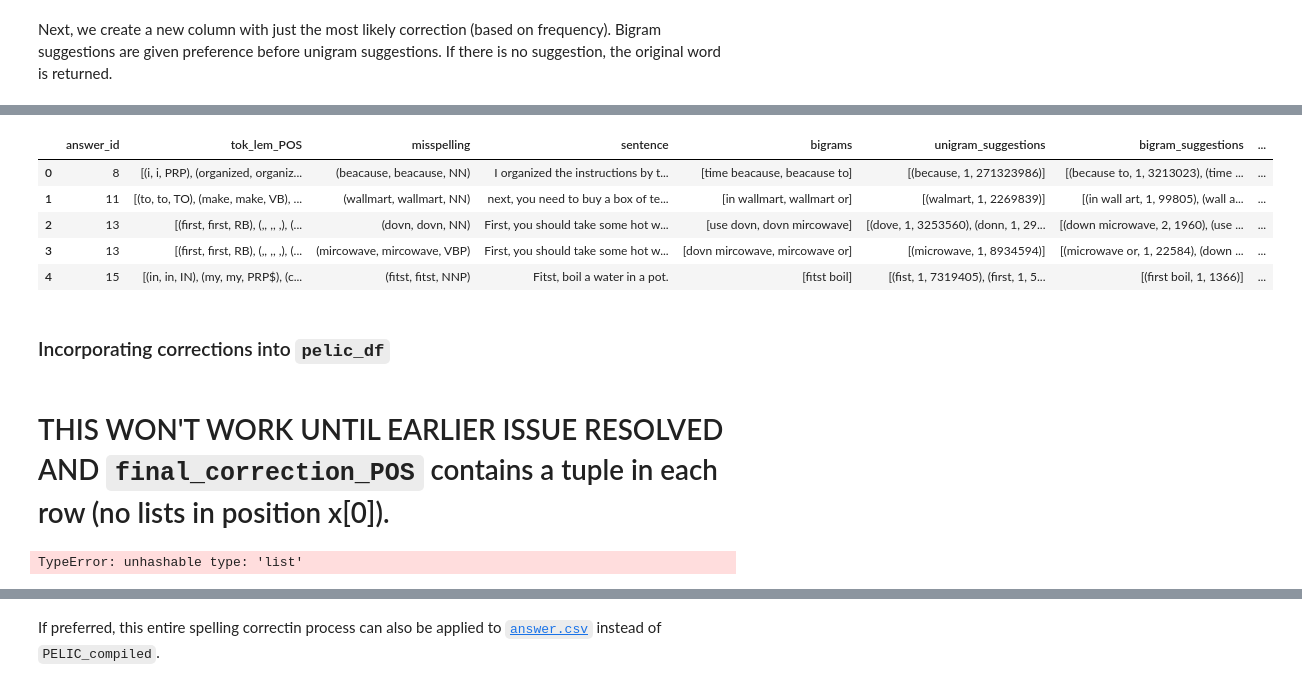
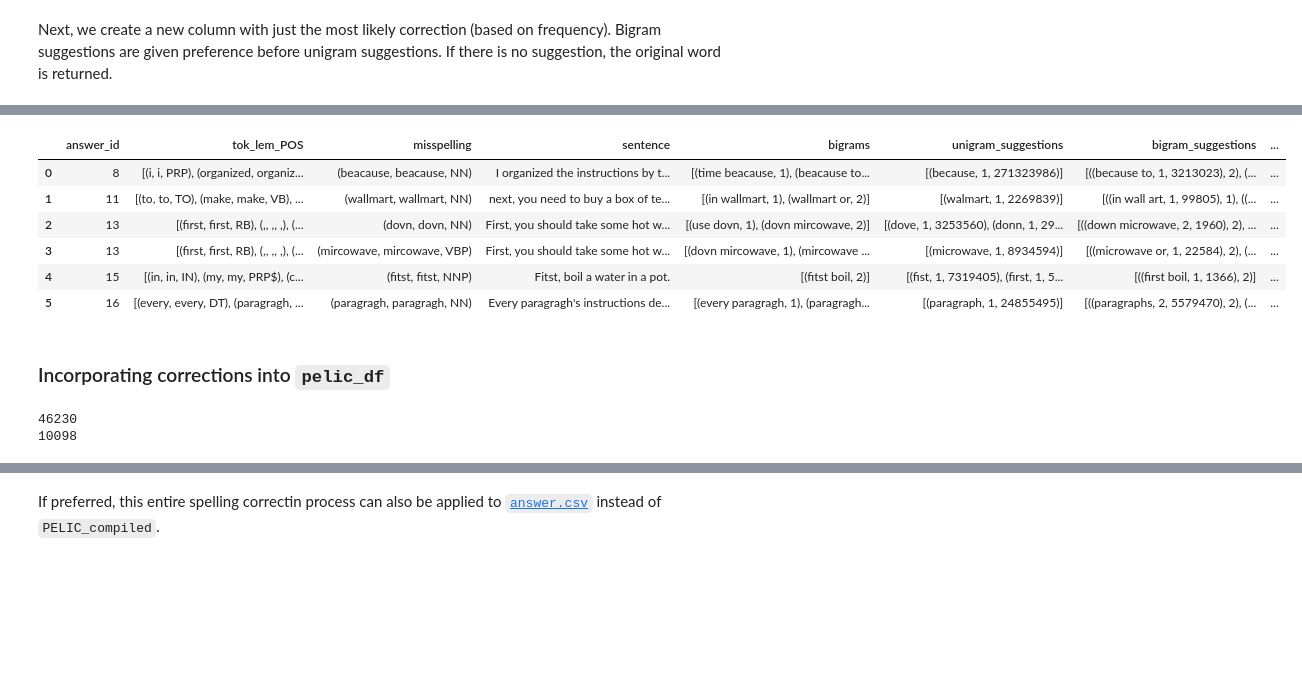
Before and after one commit to ELI-Data-Mining-Group/PELIC-spelling, a Jupyter notebook: PELIC_spelling.ipynb, the cells around one changed output, grey strips where cells are left out. Saved outputs shown, nothing was run; the diff lists cells and outputs as text; code cells hidden in the pictures; blank space fills up the shorter version.

```diff
--- a/PELIC_spelling.ipynb
+++ b/PELIC_spelling.ipynb
@@ -926,26 +892,50 @@ pd.concat(g for _, g in non_words2.groupby("sentence") if len(g) > 1).loc[(non_w
+# %%
+non_words2.loc[mask2,'bigram_correction'] = non_words2.loc[mask2,'bigram_correction'].apply(lambda x: (x[0],3))
+# %%
+# Keeping only the word in the bigram correction that was originally misspelled
+
+def corrected_only(bigram_tuple):
+    bigram_list = bigram_tuple[0]
+    bigram_type = bigram_tuple[1]
+    for tup in bigram_tuple:
+        if bigram_type == 1:
+            corrected_word = bigram_list[1:]
+        if bigram_type == 2:
+            corrected_word = bigram_list[:-1]
+        if bigram_type == 3:
+            corrected_word = bigram_list
+    return ' '.join(corrected_word)
+
+# Type 1 bigram = (word, misspelling), Type 2 bigram = (misspelling, word), Type 3 bigram = misspelling only
+# %%
+# Applying the function
+
+non_words2.loc[mask, 'bigram_correction'] = non_words2.loc[mask, 'bigram_correction'].apply(
+    lambda x: corrected_only(x))
+# %%
+# Creating a 'final_correction' column with order of preference: bigram_correction, unigram_correction, misspelling
+
+# Changing empty strings to NaN in the bigram correction column
+non_words2.bigram_correction.replace("", np.nan, inplace=True)
+
+# Creating a tuple of these three items
+non_words2['final_correction'] = list(zip(non_words2.misspelling.apply(
+    lambda x: x[1]), non_words2.unigram_correction, non_words2.bigram_correction))
+
+# Choosing which item based on if strings or not (i.e. NaNs)
+non_words2['final_correction'] = [x[2] if isinstance(x[2], str) else x[1] if isinstance(x[1], str) else x[0] for x in non_words2['final_correction']]
 # %%
-# If no correction, use original word
+# Create correction_POS column
 
-non_words2.final_correction.fillna(non_words2.misspelling.apply(lambda x: x[0]), inplace=True)
+non_words2['final_correction_POS'] = list(zip(non_words2.final_correction, non_words2.misspelling.apply(lambda x: x[2])))
+non_words2.head(6)
+# %% [output]
+|  | answer_id | tok_lem_POS | misspelling | sentence | bigrams | unigram_suggestions | bigram_suggestions | ... |
+| 0 | 8 | [(i, i, PRP), (organized, organiz... | (beacause, beacause, NN) | I organized the instructions by t... | [(time beacause, 1), (beacause to... | [(because, 1, 271323986)] | [((because to, 1, 3213023), 2), (... | ... |
+| 1 | 11 | [(to, to, TO), (make, make, VB), ... | (wallmart, wallmart, NN) | next, you need to buy a box of te... | [(in wallmart, 1), (wallmart or, 2)] | [(walmart, 1, 2269839)] | [((in wall art, 1, 99805), 1), ((... | ... |
+| 2 | 13 | [(first, first, RB), (,, ,, ,), (... | (dovn, dovn, NN) | First, you should take some hot w... | [(use dovn, 1), (dovn mircowave, 2)] | [(dove, 1, 3253560), (donn, 1, 29... | [((down microwave, 2, 1960), 2), ... | ... |
+| 3 | 13 | [(first, first, RB), (,, ,, ,), (... | (mircowave, mircowave, VBP) | First, you should take some hot w... | [(dovn mircowave, 1), (mircowave ... | [(microwave, 1, 8934594)] | [((microwave or, 1, 22584), 2), (... | ... |
+| 4 | 15 | [(in, in, IN), (my, my, PRP$), (c... | (fitst, fitst, NNP) | Fitst, boil a water in a pot. | [(fitst boil, 2)] | [(fist, 1, 7319405), (first, 1, 5... | [((first boil, 1, 1366), 2)] | ... |
+| 5 | 16 | [(every, every, DT), (paragragh, ... | (paragragh, paragragh, NN) | Every paragragh's instructions de... | [(every paragragh, 1), (paragragh... | [(paragraph, 1, 24855495)] | [((paragraphs, 2, 5579470), 2), (... | ... |
-# %%
-# Create correction_POS column
-
-non_words2['final_correction_POS'] = list(zip(non_words2.final_correction, non_words2.misspelling.apply(lambda x: x[2])))
-non_words2.head()
-# %% [output]
-|  | answer_id | tok_lem_POS | misspelling | sentence | bigrams | unigram_suggestions | bigram_suggestions | ... |
-| 0 | 8 | [(i, i, PRP), (organized, organiz... | (beacause, beacause, NN) | I organized the instructions by t... | [time beacause, beacause to] | [(because, 1, 271323986)] | [(because to, 1, 3213023), (time ... | ... |
-| 1 | 11 | [(to, to, TO), (make, make, VB), ... | (wallmart, wallmart, NN) | next, you need to buy a box of te... | [in wallmart, wallmart or] | [(walmart, 1, 2269839)] | [(in wall art, 1, 99805), (wall a... | ... |
-| 2 | 13 | [(first, first, RB), (,, ,, ,), (... | (dovn, dovn, NN) | First, you should take some hot w... | [use dovn, dovn mircowave] | [(dove, 1, 3253560), (donn, 1, 29... | [(down microwave, 2, 1960), (use ... | ... |
-| 3 | 13 | [(first, first, RB), (,, ,, ,), (... | (mircowave, mircowave, VBP) | First, you should take some hot w... | [dovn mircowave, mircowave or] | [(microwave, 1, 8934594)] | [(microwave or, 1, 22584), (down ... | ... |
-| 4 | 15 | [(in, in, IN), (my, my, PRP$), (c... | (fitst, fitst, NNP) | Fitst, boil a water in a pot. | [fitst boil] | [(fist, 1, 7319405), (first, 1, 5... | [(first boil, 1, 1366)] | ... |
 # %% [markdown]
 ### Incorporating corrections into `pelic_df`
-# %% [markdown]
-# THIS WON'T WORK UNTIL EARLIER ISSUE RESOLVED AND `final_correction_POS` contains a tuple in each row (no lists in position x[0]).
-# %%
-# Creating dictionary for mappying - key = incorrect spelling, value = correct spelling
-
-misspell_dict = pd.Series(non_words2.final_correction_POS.values,non_words2.tok_lem_POS).to_dict()
-# %% [output]
-TypeError: unhashable type: 'list'
@@ -960,0 +942,9 @@ pelic_df['tok_POS_corrected'] = pelic_df['tok_lem_POS'].apply\
+# %%
+# Focusing on rows in pelif_df containing spelling mistakes to replace
+
+mask = pelic_df.index.isin(non_words2.answer_id)
+print(len(pelic_df))
+print(len(pelic_df.loc[mask]))
+# %% [output]
+46230
+10098
```
Also changed, not shown: parts of 38 cells of this notebook, 2 other files.
